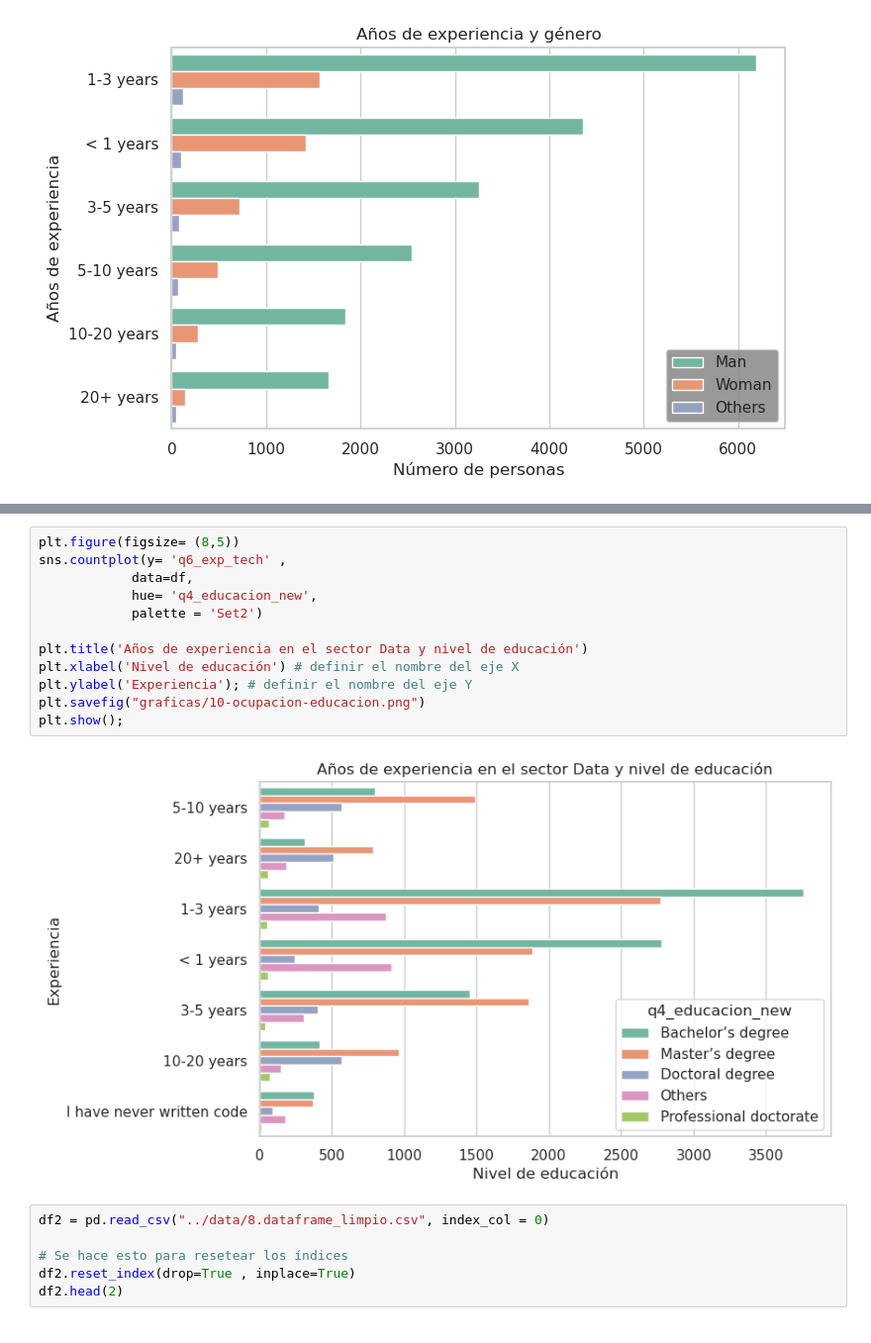
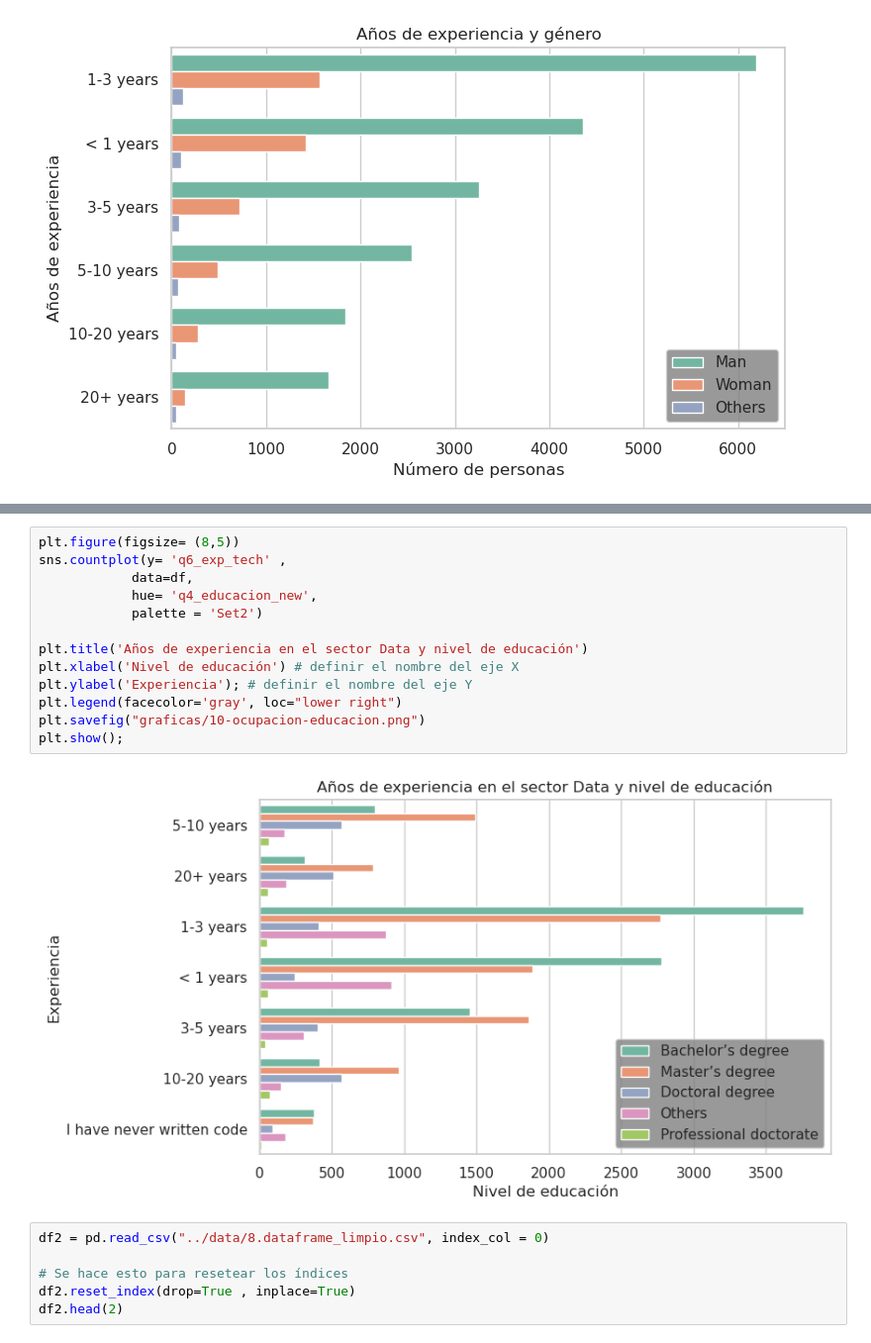
Before and after one commit to Adalab/project2-da-promo-c-modulo-2-team4, a Jupyter notebook: 04- Preguntas/4.1. Pregunta1.ipynb, the cells around one changed output, grey strips where cells are left out. Shown at 99% size. Cells and saved outputs as stored; diff of their text form.

```diff
--- a/04- Preguntas/4.1. Pregunta1.ipynb
+++ b/04- Preguntas/4.1. Pregunta1.ipynb
@@ -276,17 +293,18 @@ plt.show();
 # %%
 plt.figure(figsize= (8,5))
 sns.countplot(y= 'q6_exp_tech' ,
             data=df,
             hue= 'q4_educacion_new',
             palette = 'Set2')
 
 plt.title('Años de experiencia en el sector Data y nivel de educación')
 plt.xlabel('Nivel de educación') # definir el nombre del eje X
 plt.ylabel('Experiencia'); # definir el nombre del eje Y
+plt.legend(facecolor='gray', loc="lower right")
 plt.savefig("graficas/10-ocupacion-educacion.png")
 plt.show();
 # %% [output]
-[figure, old version]
+[figure, new version]
 # %%
 df2 = pd.read_csv("../data/8.dataframe_limpio.csv", index_col = 0)
 
```
Also changed, not shown: parts of 4 cells of this notebook, 6 other files.
